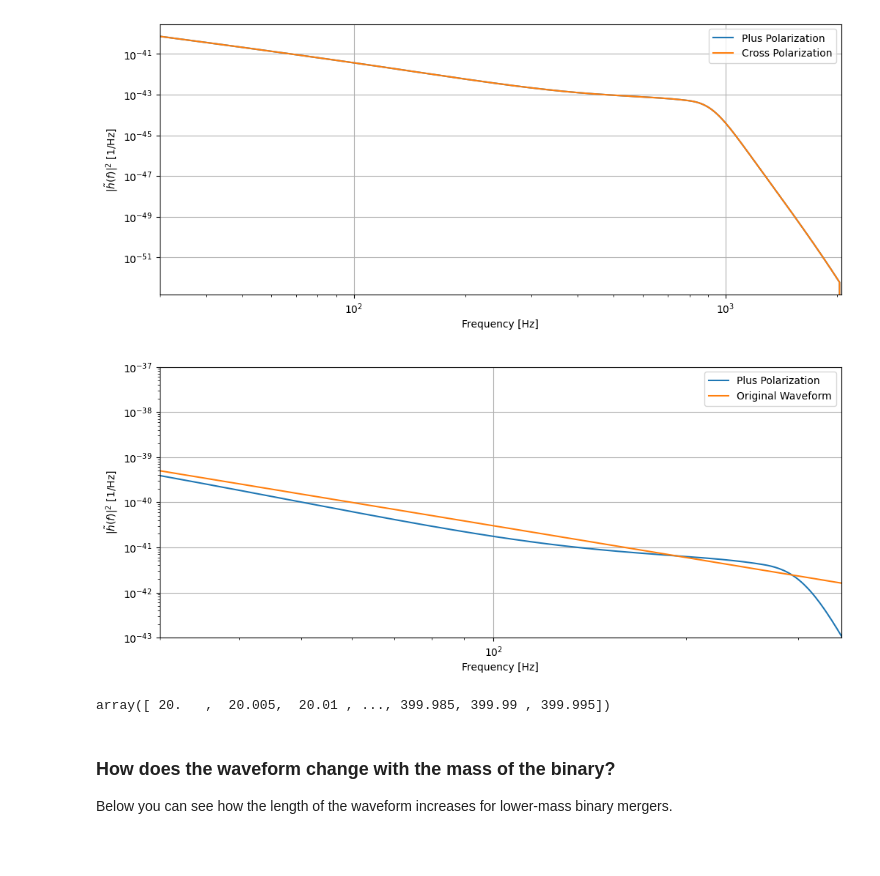
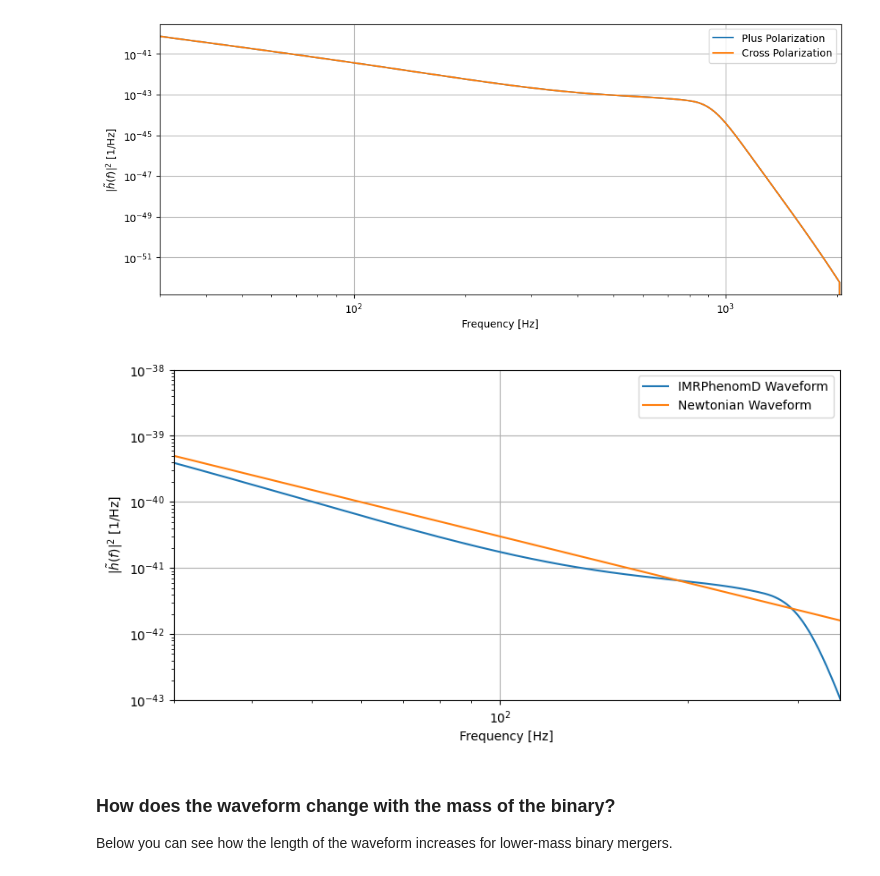
Before and after one commit to BillyLinn008/GW-HW, a Jupyter notebook: Tutorials/Day_1/Tuto_1.4_Generating_waveforms.ipynb, the cells around one changed output. Saved outputs shown, nothing was run; the diff lists cells and outputs as text; code cells hidden in the pictures; blank space fills up the shorter version.

```diff
--- a/Tutorials/Day_1/Tuto_1.4_Generating_waveforms.ipynb
+++ b/Tutorials/Day_1/Tuto_1.4_Generating_waveforms.ipynb
@@ -152,50 +152,38 @@ pi = 3.141592653589793
 # Masses of the compact objects (in kg)
 m1 = 30 * M_sun
 m2 = 30 * M_sun
 r = 1 * Mpc
 
 # Chirp mass
 M_chirp = ((m1 * m2)**(3/5)) / ((m1 + m2)**(1/5))
 
 def h_wave_sq(f):
     section_1 = (4 * G**2 * M_chirp**2/(c**5 * r))**2
     section_2 = (8 * pi * G * M_chirp * f / (c**3))**(-7/3)
     return 5 * pi/3 * section_1 * section_2
 
 hp, hc = get_fd_waveform(approximant="IMRPhenomD",
                          mass1=30,
                          mass2=30,
                          # delta_t=1.0/16384,
                          f_lower=20,
                          f_final = 400,
                         delta_f= 0.005)
 
-pylab.figure(figsize=pylab.figaspect(0.4))
+pylab.figure(figsize=pylab.figaspect(0.5))
 
-pylab.loglog(hp.sample_frequencies, hp.squared_norm(), label='Plus Polarization')
-pylab.loglog(hp.sample_frequencies, h_wave_sq(hp.sample_frequencies), label='Original Waveform')
+pylab.loglog(hp.sample_frequencies, hp.squared_norm(), label='IMRPhenomD Waveform')
+pylab.loglog(hp.sample_frequencies, h_wave_sq(hp.sample_frequencies), label='Newtonian Waveform')
 # pylab.loglog(hp.sample_frequencies, hc.squared_norm(), label='Cross Polarization')
 pylab.xlabel('Frequency [Hz]')
 pylab.ylabel(r'$|\tilde{h}(f)|^2$ [1/Hz]')
 pylab.xlim([30,350])
-pylab.ylim([10e-44, 10e-38])
+pylab.ylim([10e-44, 10e-39])
 pylab.legend()
 pylab.grid()
 pylab.show()
 # %% [output]
-[figure, old version]
+[figure, new version]
-# %%
-# prompt: how do you create a list from 20 to 400 with a step 0.005
-
-import numpy as np
-
-f_initial = 20  # Start frequency in Hz
-f_merger = 400   # End frequency in Hz
-f_list = np.arange(f_initial, f_merger, 0.005)
-
-f_list
-# %% [output]
-array([ 20.   ,  20.005,  20.01 , ..., 399.985, 399.99 , 399.995])
 # %% [markdown]
 ### How does the waveform change with the mass of the binary?
 
```
